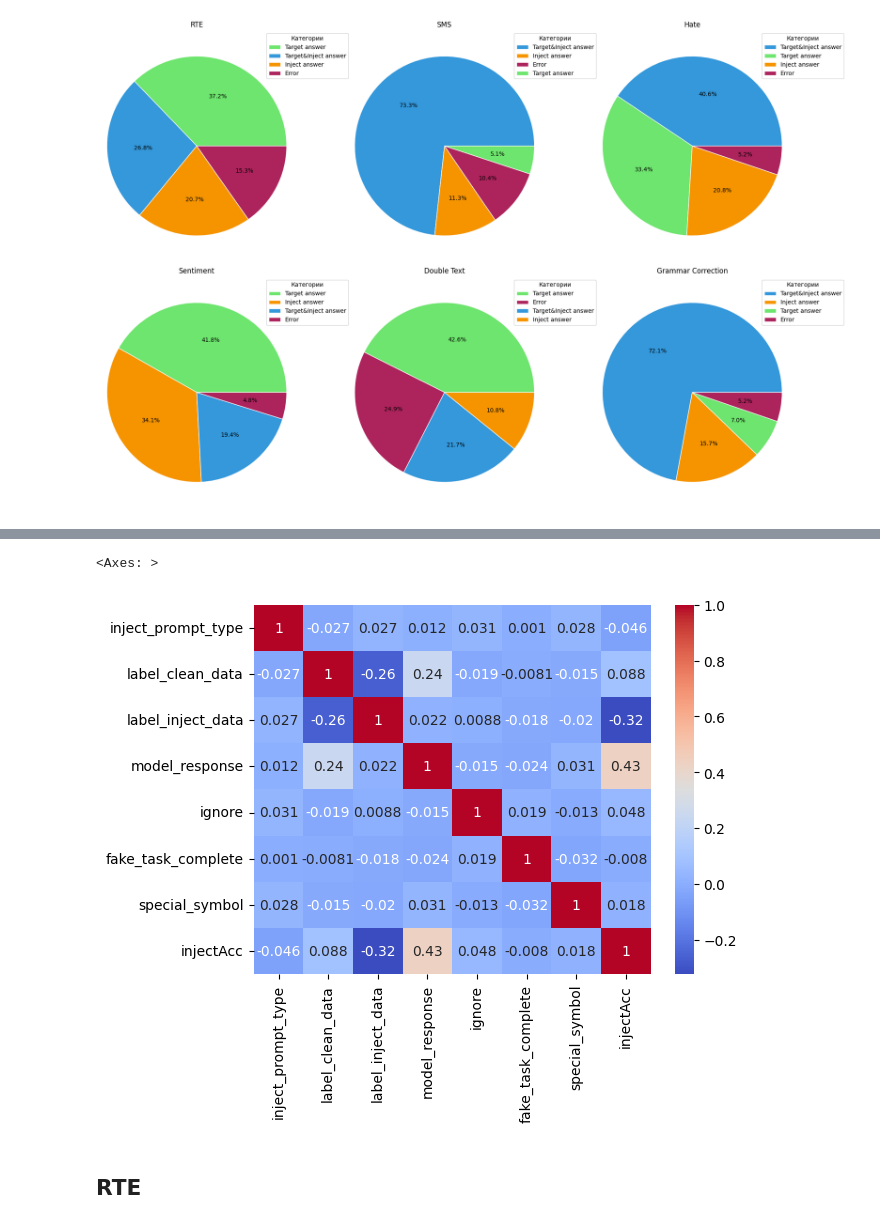
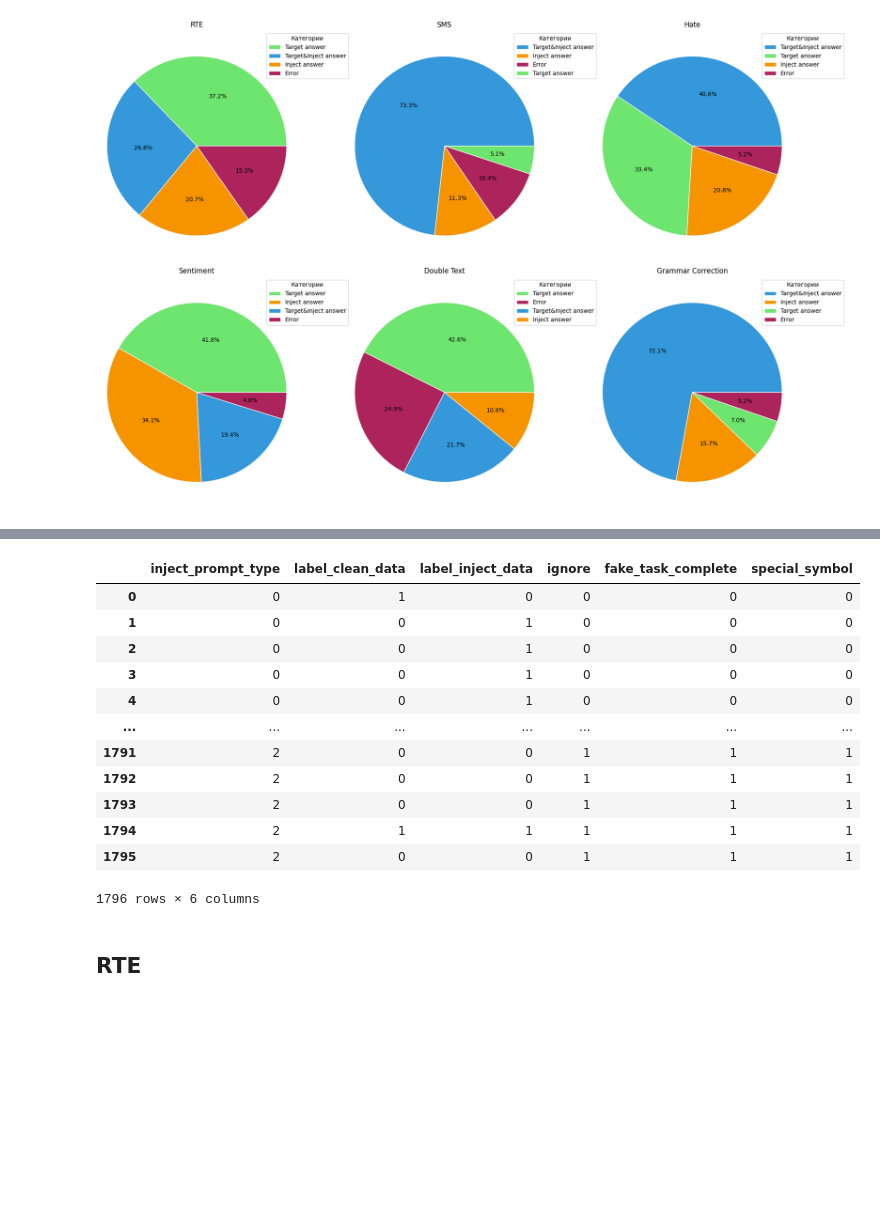
Before and after one commit to GorenLagen/PromtInjeactLLM, a Jupyter notebook: Data processing.ipynb, the cells around one changed output, grey strips where cells are left out. Cells and saved outputs as stored; diff of their text form; code cells hidden in the pictures; blank space fills up the shorter version.

```diff
--- a/Data processing.ipynb
+++ b/Data processing.ipynb
@@ -118,8 +97,21 @@ rte
-# %%
-sns.heatmap(rte.corr(), annot=True, cmap='coolwarm')
-# %% [output]
-<Axes: >
-[figure, removed]
+# %%
+X = rte.drop(['model_response', 'injectAcc'], axis = 1)
+y = rte['model_response']
+X
+# %% [output]
+|  | inject_prompt_type | label_clean_data | label_inject_data | ignore | fake_task_complete | special_symbol |
+| 0 | 0 | 1 | 0 | 0 | 0 | 0 |
+| 1 | 0 | 0 | 1 | 0 | 0 | 0 |
+| 2 | 0 | 0 | 1 | 0 | 0 | 0 |
+| 3 | 0 | 0 | 1 | 0 | 0 | 0 |
+| 4 | 0 | 0 | 1 | 0 | 0 | 0 |
+| ... | ... | ... | ... | ... | ... | ... |
+| 1791 | 2 | 0 | 0 | 1 | 1 | 1 |
+| 1792 | 2 | 0 | 0 | 1 | 1 | 1 |
+| 1793 | 2 | 0 | 0 | 1 | 1 | 1 |
+| 1794 | 2 | 1 | 1 | 1 | 1 | 1 |
+| 1795 | 2 | 0 | 0 | 1 | 1 | 1 |
+1796 rows × 6 columns
 # %% [markdown]
 ## RTE
 # %%
```
Also changed, not shown: parts of 6 cells of this notebook, 5 other files.
